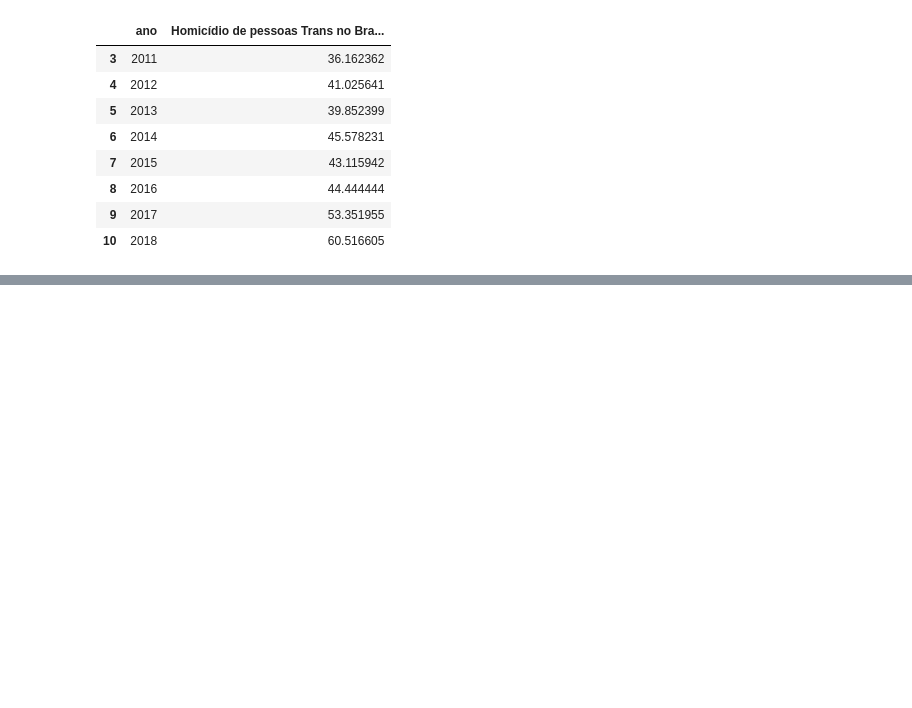
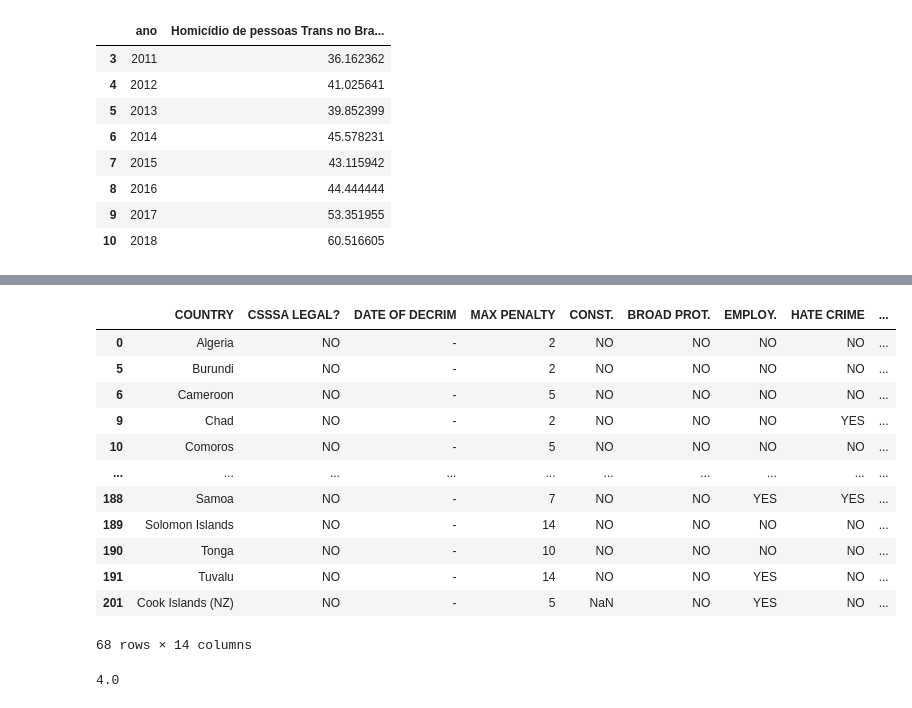
Before and after one commit to YasminForestti/Processo-seletivo-Analytica-2022, a Jupyter notebook: LGBTQIA+fobia.ipynb, the cells around one changed output, grey strips where cells are left out. Saved outputs shown, nothing was run; the diff lists cells and outputs as text; code cells hidden in the pictures; blank space fills up the shorter version.

```diff
--- a/LGBTQIA+fobia.ipynb
+++ b/LGBTQIA+fobia.ipynb
@@ -21,3 +21,5 @@ brasil = pd.read_csv("/content/drive/MyDrive/Colab Notebooks/brasil.csv")
 grupo_lgbtqia = pd.read_csv("/content/drive/MyDrive/Colab Notebooks/grupo_lgbtqia.csv")
 Pais = pd.read_csv("/content/drive/MyDrive/Colab Notebooks/pais.csv")
 causa_obito_trans = pd.read_csv("/content/drive/MyDrive/Colab Notebooks/causa_obito.csv")
+# %%
+direitos = pd.read_csv("/content/drive/MyDrive/Colab Notebooks/omophobia.csv",encoding='ISO-8859-1',sep=';')
@@ -249,0 +274,3 @@ Pais_homicidio_Trans.head()
+# %%
+filtro = direitos['CSSSA LEGAL?'] == 'NO'
+Pais_criminalizado = direitos[filtro]
@@ -249,0 +330,20 @@ Pais_homicidio_Trans.head()
+# %%
+Pais_criminalizado
+# %% [output]
+|  | COUNTRY | CSSSA LEGAL? | DATE OF DECRIM | MAX PENALTY | CONST. | BROAD PROT. | EMPLOY. | HATE CRIME | ... |
+| 0 | Algeria | NO | - | 2 | NO | NO | NO | NO | ... |
+| 5 | Burundi | NO | - | 2 | NO | NO | NO | NO | ... |
+| 6 | Cameroon | NO | - | 5 | NO | NO | NO | NO | ... |
+| 9 | Chad | NO | - | 2 | NO | NO | NO | YES | ... |
+| 10 | Comoros | NO | - | 5 | NO | NO | NO | NO | ... |
+| ... | ... | ... | ... | ... | ... | ... | ... | ... | ... |
+| 188 | Samoa | NO | - | 7 | NO | NO | YES | YES | ... |
+| 189 | Solomon Islands | NO | - | 14 | NO | NO | NO | NO | ... |
+| 190 | Tonga | NO | - | 10 | NO | NO | NO | NO | ... |
+| 191 | Tuvalu | NO | - | 14 | NO | NO | YES | NO | ... |
+| 201 | Cook Islands (NZ) | NO | - | 5 | NaN | NO | YES | NO | ... |
+68 rows × 14 columns
+# %%
+np.percentile(pais_homicidio_total['homicidios'],50)
+# %% [output]
+4.0
```
Also changed, not shown: parts of 25 cells of this notebook.
